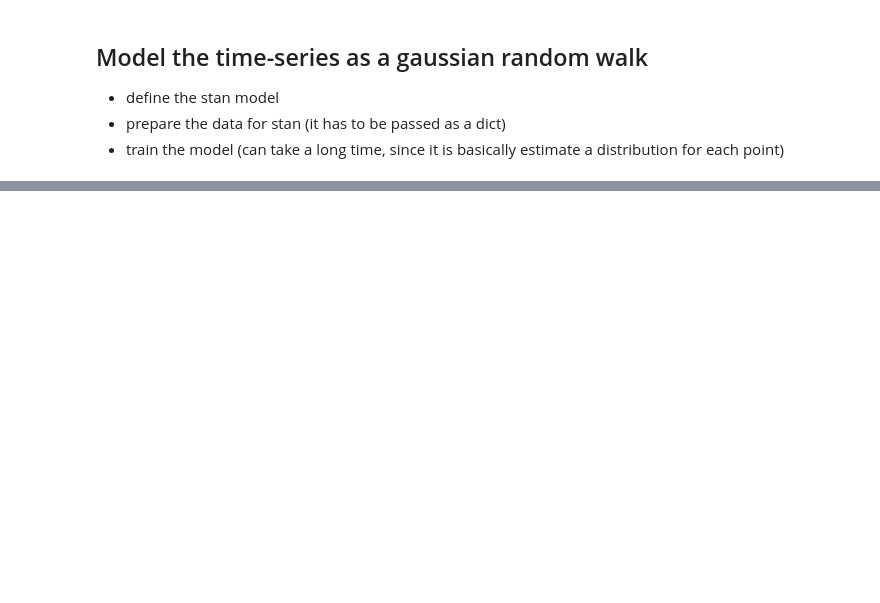
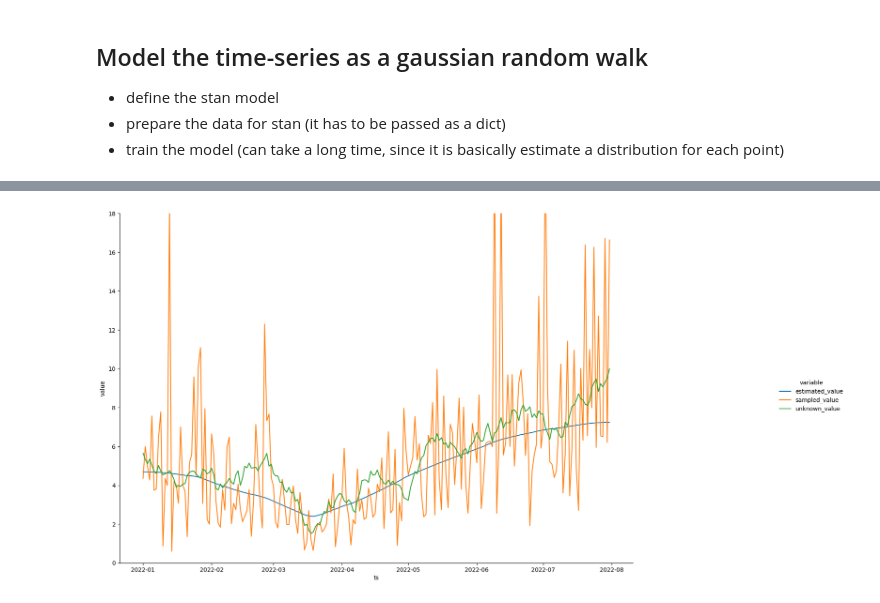
Before and after one commit to raphaeltamaki/lifetime_value_forecasting, a Jupyter notebook: Example - PySTAN Gaussian Random Walk.ipynb, the cells around one changed output, grey strips where cells are left out. Cells and saved outputs as stored; diff of their text form; code cells hidden in the pictures; blank space fills up the shorter version.

```diff
--- a/Example - PySTAN Gaussian Random Walk.ipynb
+++ b/Example - PySTAN Gaussian Random Walk.ipynb
@@ -258,0 +187,6 @@ g.figure.set_size_inches(20, 10)
+# %%
+synthetic_stan_format_data = {}
+synthetic_stan_format_data['ts']= list((synthetic_time_series_data['ts'] - date_start).dt.days.values)
+synthetic_stan_format_data['sampled_value']= list(synthetic_time_series_data['sampled_value'].values)
+synthetic_stan_format_data['sampling_stddev']= list(np.sqrt(synthetic_time_series_data['sampling_var'].values))
+synthetic_stan_format_data['N']= synthetic_time_series_data.shape[0]
@@ -258,0 +214,8 @@ g.figure.set_size_inches(20, 10)
+# %%
+# train the model
+start_time = time.time()
+# pass the model to STAN (doesn't 'train the model' per say)
+posterior = stan.build(synthetic_time_series_model, data=synthetic_stan_format_data)
+# sample (is the actually 'fit')
+fit = posterior.sample(num_chains=4, num_samples=1000)
+print(f"Training the model took {time.time() - start_time} seconds")
@@ -258,0 +241,27 @@ g.figure.set_size_inches(20, 10)
+# %%
+model_data = fit.to_frame()  # get the samples from the estimated distribution of each parameter to a pandas DF
+
+# Get the average and stddev of the estimates on each day
+columns_ = model_data.reset_index().columns
+columns_ = [x for x in columns_ if 'nu' in x]
+simp_model_data = model_data[columns_]
+avgs = np.mean(simp_model_data, axis=0).values
+stddevs = np.std(simp_model_data, axis=0).values
+simp_model_data = pd.DataFrame(
+    {
+        'ts': synthetic_time_series_data['ts'],
+        'estimated_value': avgs,
+        'stddev': stddevs
+    },
+    columns=['ts', 'estimated_value', 'stddev']
+)
+
+# create a data to plot the estimated value, the observed value, and the 'true' value
+plot_data = pd.merge(synthetic_time_series_data, simp_model_data, on='ts')
+plot_data = plot_data[['ts', 'estimated_value', 'sampled_value', 'unknown_value']]
+plot_data = pd.melt(plot_data, id_vars='ts', value_vars=['estimated_value', 'sampled_value', 'unknown_value'])
+# %%
+g = sns.relplot(plot_data, x='ts', y='value', hue='variable', kind='line', facet_kws={'ylim': [0, 18]})
+g.figure.set_size_inches(20, 10)
+# %% [output]
+[figure, added]
```
Also changed, not shown: parts of 11 cells of this notebook, 2 other files.
